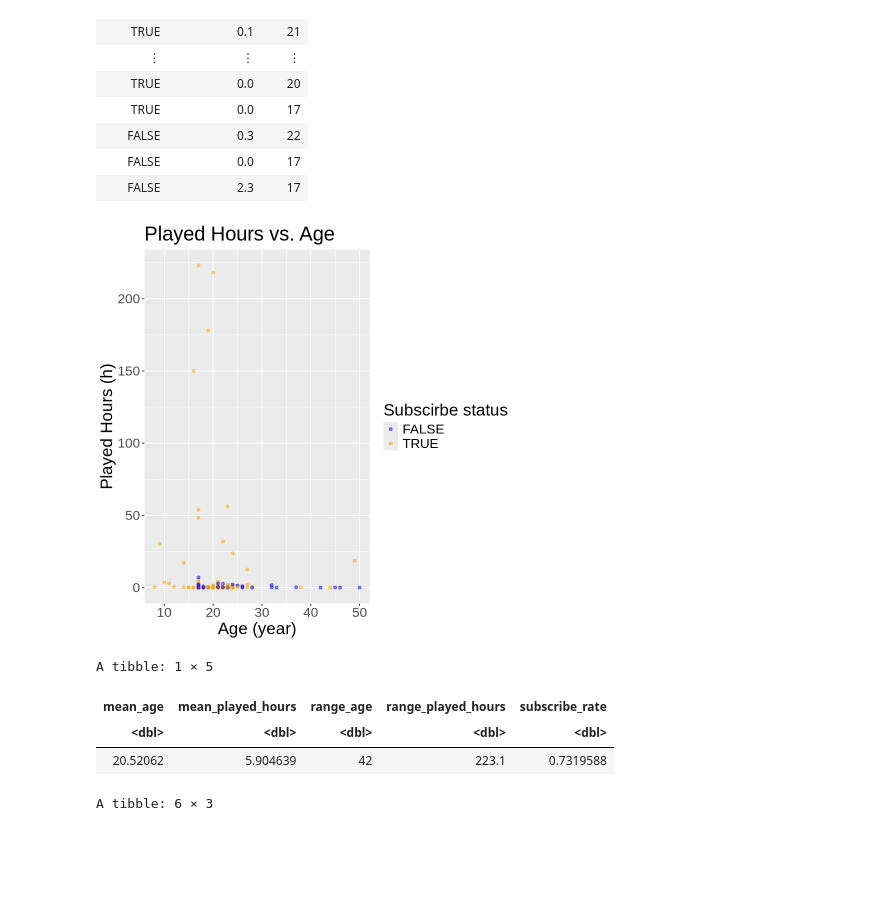
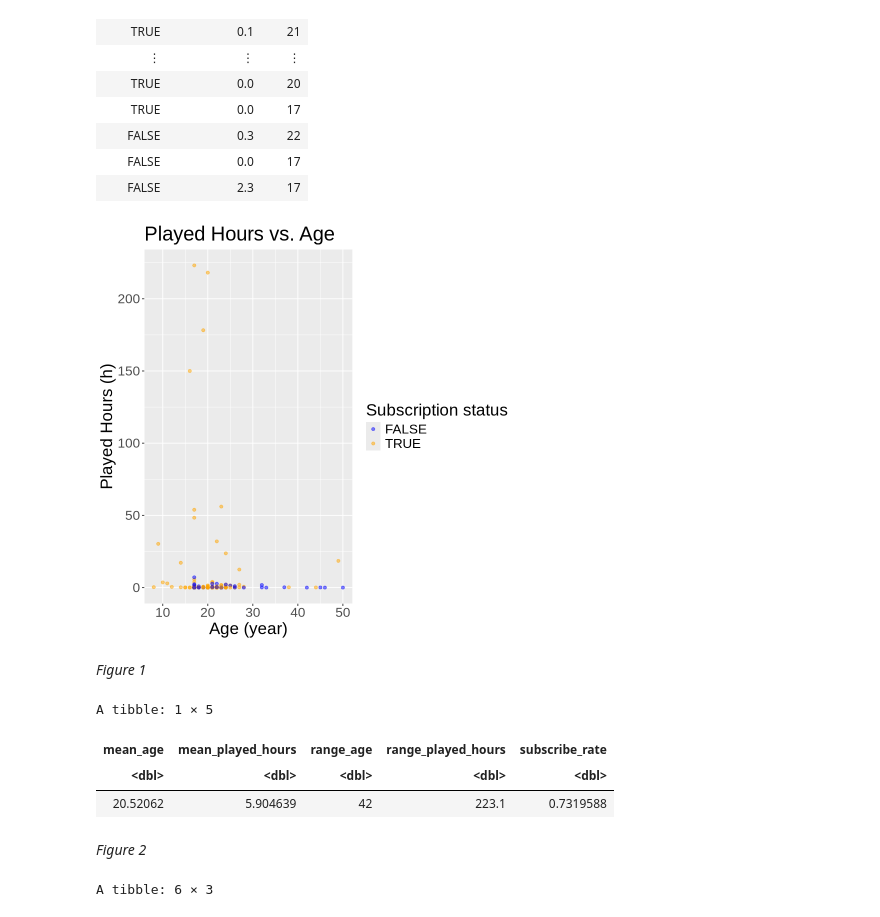
Before and after one commit to linq060119/group-project, a Jupyter notebook: final report.ipynb, the cells around one changed output. Drawn from its saved outputs; the diff is of its cells as text; code cells hidden in the pictures; blank space fills up the shorter version.

```diff
--- a/final report.ipynb
+++ b/final report.ipynb
@@ -87,16 +93,19 @@ A tibble: 194 × 3
 | FALSE | 0.0 | 17 |
 | FALSE | 2.3 | 17 |
 # %%
+# Now that our data is tidy and ready we can make an exploratory visualization
 players_tidy_plot <- players_tidy |>
         ggplot(aes(x = Age, y = played_hours, color = subscribe)) +
   geom_point(alpha = 0.5) +
   labs(title = "Played Hours vs. Age",
         x = "Age (year)",
         y = "Played Hours (h)",
-        color = "Subscirbe status")+
+        color = "Subscription status")+
         scale_color_manual(values=c("blue","orange"))+
   theme(text = element_text(size = 20))
 players_tidy_plot
 # %% [output]
-[figure, old version]
+[figure, new version]
+# %% [markdown]
+*Figure 1*
 # %%
@@ -112,4 +122,6 @@ A tibble: 1 × 5
 | mean_age | mean_played_hours | range_age | range_played_hours | subscribe_rate |
 | <dbl> | <dbl> | <dbl> | <dbl> | <dbl> |
 | 20.52062 | 5.904639 | 42 | 223.1 | 0.7319588 |
+# %% [markdown]
+*Figure 2*
 # %%
```
Also changed, not shown: parts of 12 cells of this notebook.
